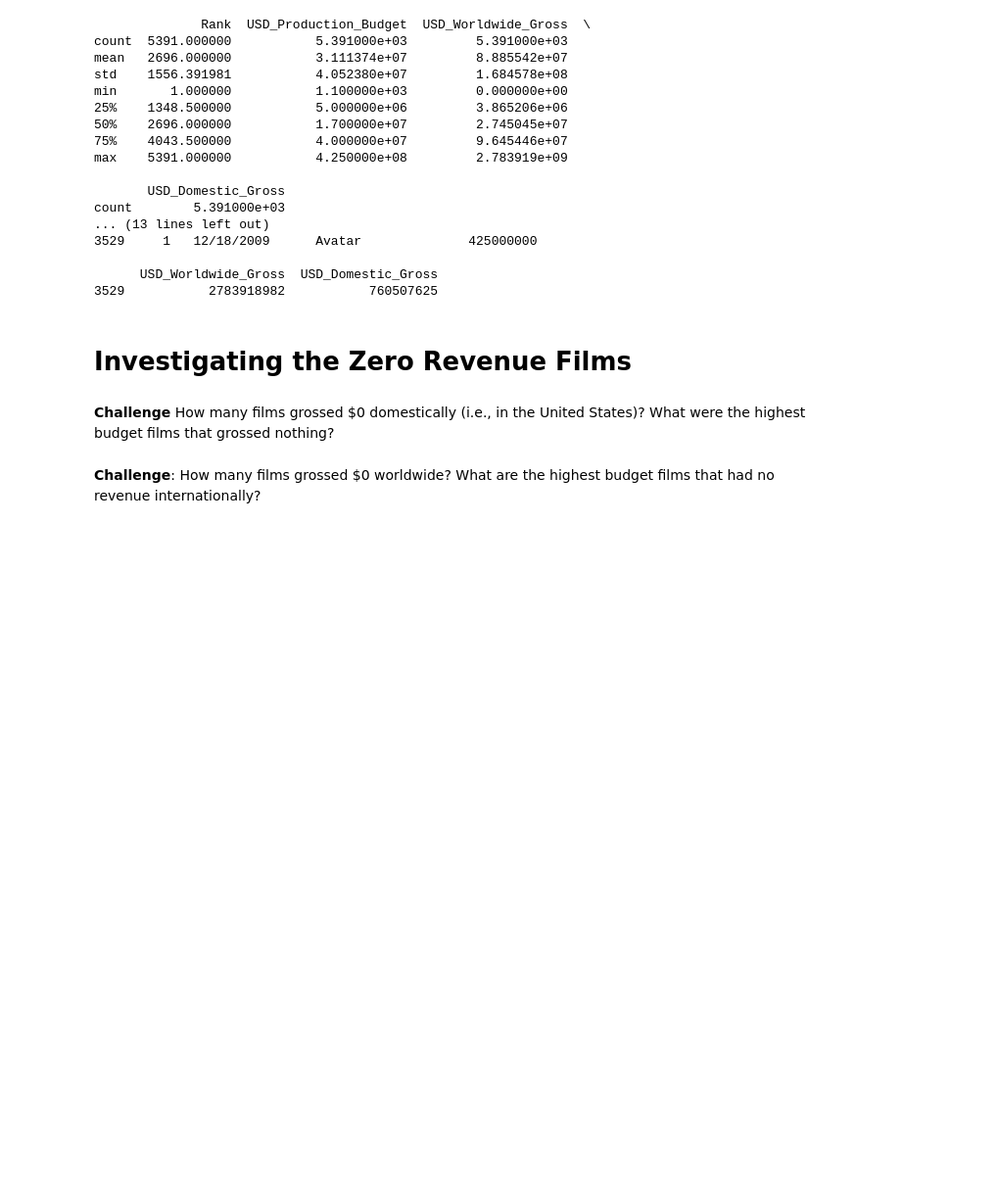
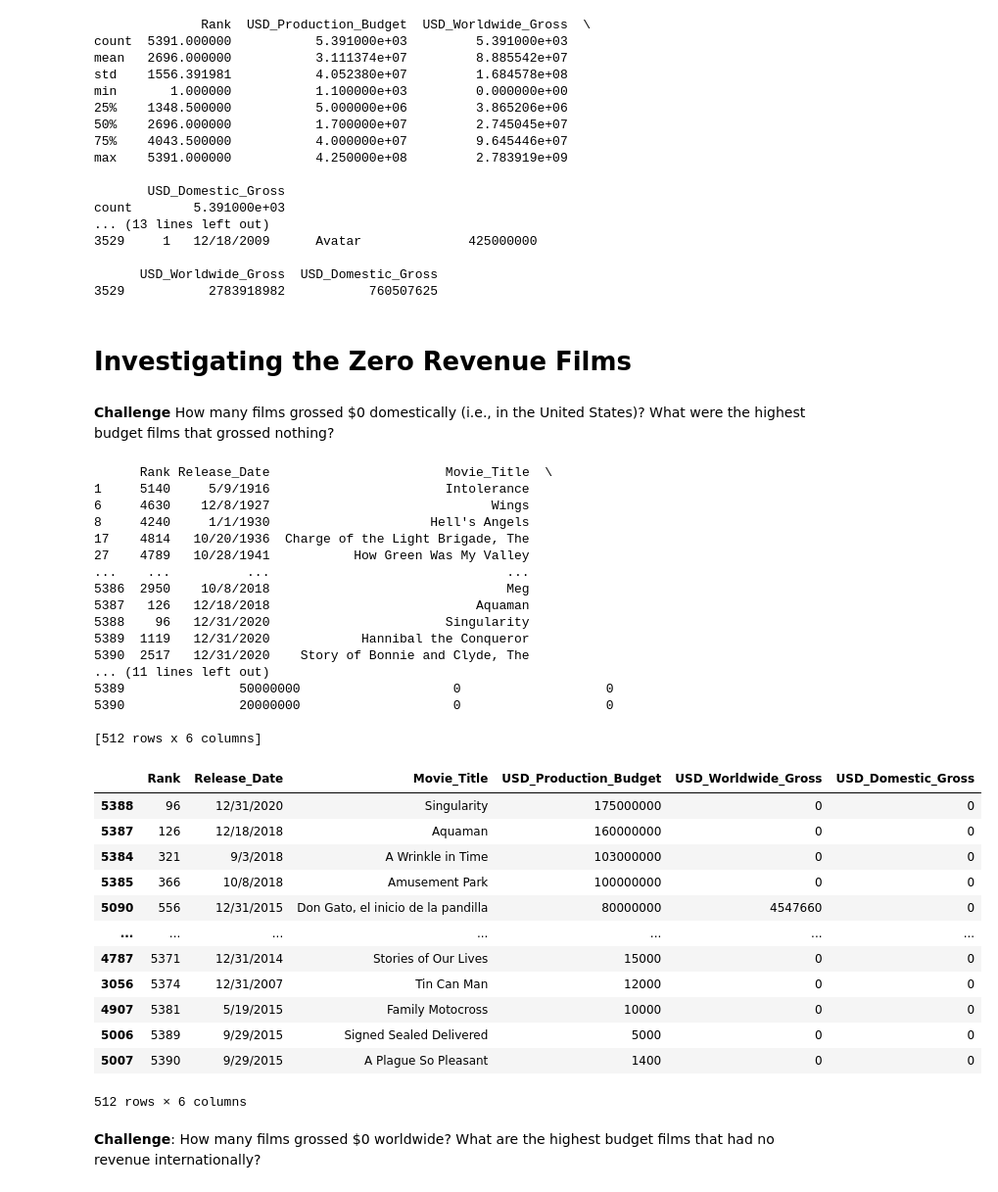
Before and after one commit to Sid72020123/Learn-Python---Udemy, a Jupyter notebook: src/Day 78/Seaborn_and_Linear_Regression.ipynb, the cells around one changed output. Shown at 98% size. Drawn from its saved outputs; the diff is of its cells as text; code cells hidden in the pictures; blank space fills up the shorter version.

```diff
--- a/src/Day 78/Seaborn_and_Linear_Regression.ipynb
+++ b/src/Day 78/Seaborn_and_Linear_Regression.ipynb
@@ -147,5 +147,40 @@ count        5.391000e+03
 # Investigating the Zero Revenue Films
 # %% [markdown]
 **Challenge** How many films grossed $0 domestically (i.e., in the United States)? What were the highest budget films that grossed nothing?
+# %%
+print(data[data.USD_Domestic_Gross == 0])
+
+data.sort_values("USD_Production_Budget", ascending=False)[data.USD_Domestic_Gross == 0]
+# %% [output]
+      Rank Release_Date                       Movie_Title  \
+1     5140     5/9/1916                       Intolerance
+6     4630    12/8/1927                             Wings
+8     4240     1/1/1930                     Hell's Angels
+17    4814   10/20/1936  Charge of the Light Brigade, The
+27    4789   10/28/1941           How Green Was My Valley
+...    ...          ...                               ...
+5386  2950    10/8/2018                               Meg
+5387   126   12/18/2018                           Aquaman
+5388    96   12/31/2020                       Singularity
+5389  1119   12/31/2020            Hannibal the Conqueror
+5390  2517   12/31/2020    Story of Bonnie and Clyde, The
+... (11 lines left out)
+5389               50000000                    0                   0
+5390               20000000                    0                   0
+
+[512 rows x 6 columns]
+|  | Rank | Release_Date | Movie_Title | USD_Production_Budget | USD_Worldwide_Gross | USD_Domestic_Gross |
+| 5388 | 96 | 12/31/2020 | Singularity | 175000000 | 0 | 0 |
+| 5387 | 126 | 12/18/2018 | Aquaman | 160000000 | 0 | 0 |
+| 5384 | 321 | 9/3/2018 | A Wrinkle in Time | 103000000 | 0 | 0 |
+| 5385 | 366 | 10/8/2018 | Amusement Park | 100000000 | 0 | 0 |
+| 5090 | 556 | 12/31/2015 | Don Gato, el inicio de la pandilla | 80000000 | 4547660 | 0 |
+| ... | ... | ... | ... | ... | ... | ... |
+| 4787 | 5371 | 12/31/2014 | Stories of Our Lives | 15000 | 0 | 0 |
+| 3056 | 5374 | 12/31/2007 | Tin Can Man | 12000 | 0 | 0 |
+| 4907 | 5381 | 5/19/2015 | Family Motocross | 10000 | 0 | 0 |
+| 5006 | 5389 | 9/29/2015 | Signed Sealed Delivered | 5000 | 0 | 0 |
+| 5007 | 5390 | 9/29/2015 | A Plague So Pleasant | 1400 | 0 | 0 |
+512 rows × 6 columns
 # %% [markdown]
 **Challenge**: How many films grossed $0 worldwide? What are the highest budget films that had no revenue internationally?
```
Also changed, not shown: parts of 1 cell of this notebook.
